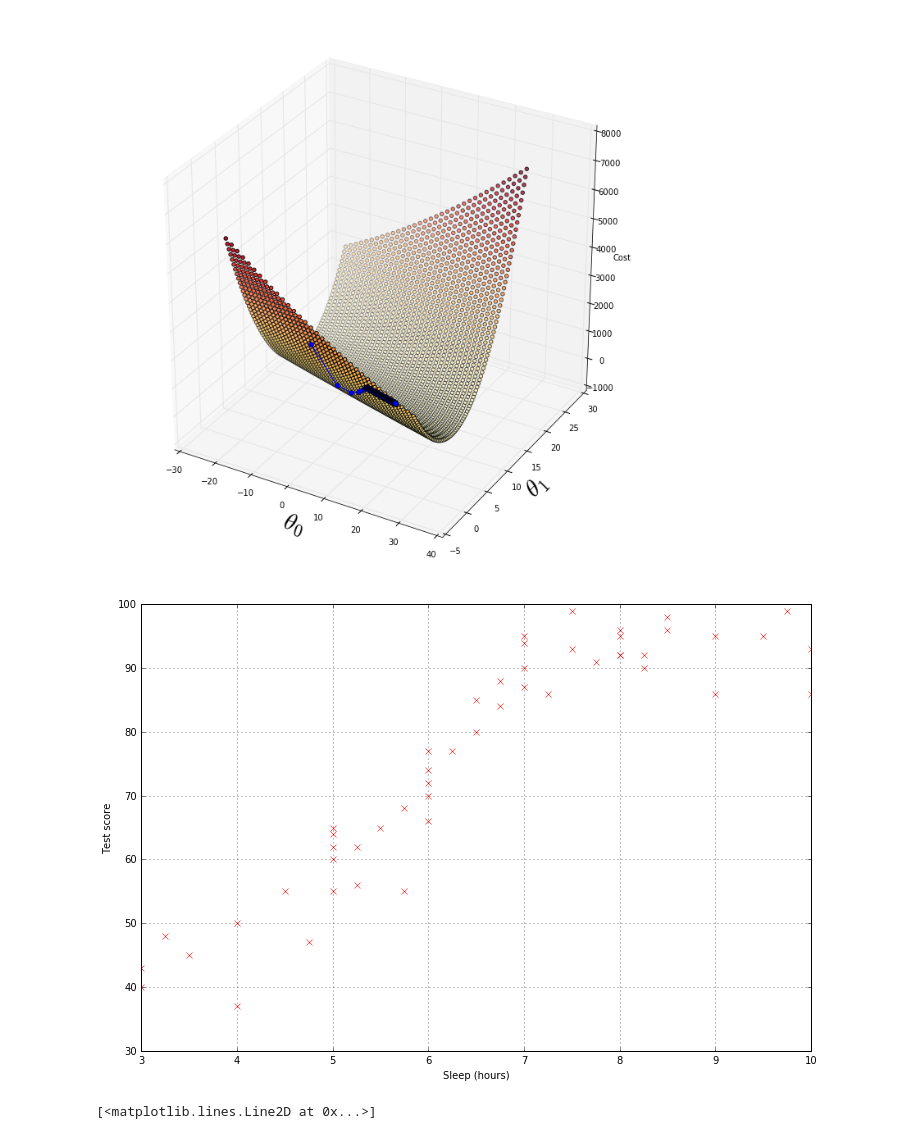
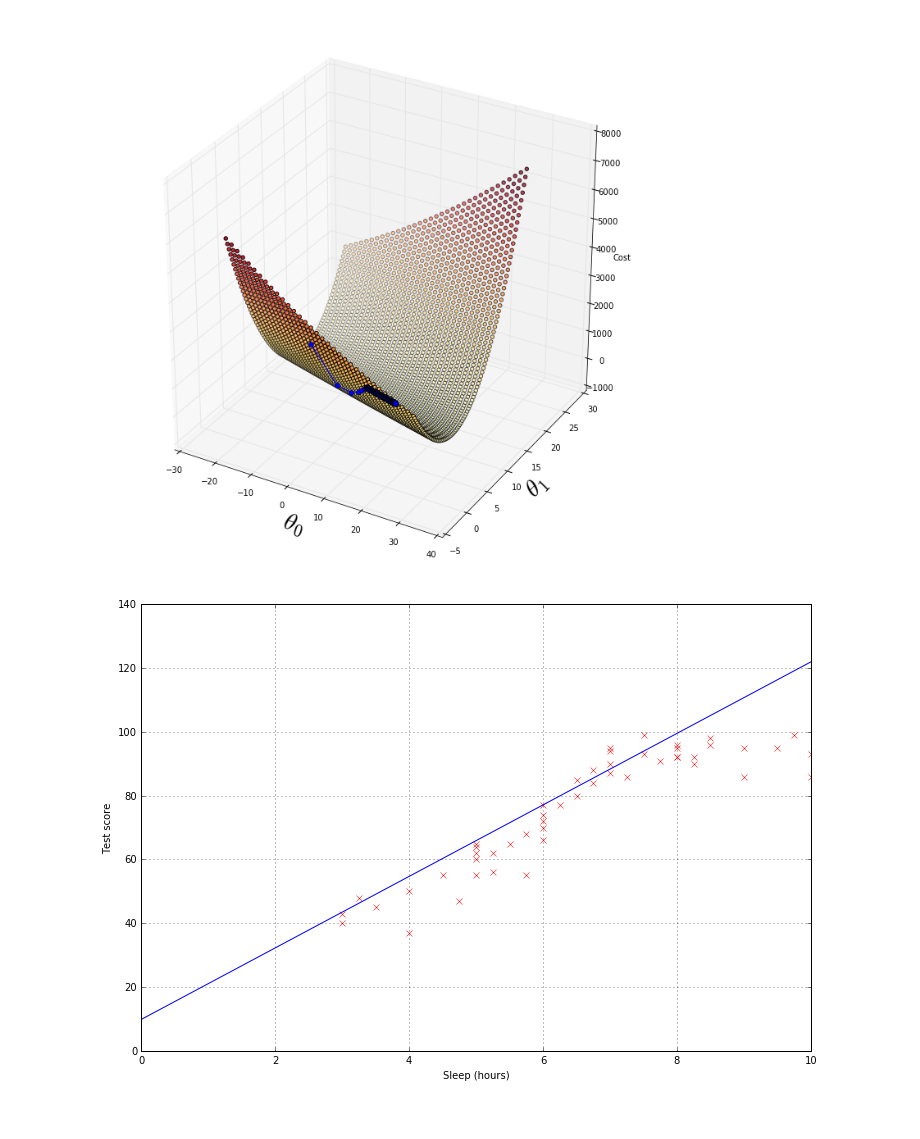
Before and after one commit to lancefisher/ml-intro, a Jupyter notebook: Machine Learning.ipynb, the cells around one changed output. Saved outputs shown, nothing was run; the diff lists cells and outputs as text; code cells hidden in the pictures.

```diff
--- a/Machine Learning.ipynb
+++ b/Machine Learning.ipynb
@@ -200,26 +200,26 @@ plt.show()
 # %%
 data = np.loadtxt('data.csv', delimiter=',')
 x = data[:,0]
 y = data[:,1]
 
 fig = plt.figure(figsize=(12,8))
 
 ax = fig.add_subplot(111)
 ax.plot(x, y, 'x', linewidth=4, color='red')
 ax.set_xlabel('Sleep (hours)')
 ax.set_ylabel('Test score')
 
 ax.grid()
 
-plt.show()
-
 # Now plot our learned line
 x1 = np.linspace(0,10, 10)
 def y_learned(x):
     m = learned_theta[0][0] # theta 0
     b = learned_theta[1][0] # theta 1
     return m * x + b
-ax.plot(x, y_learned(x), color='blue')
+ax.plot(x1, y_learned(x1), color='blue')
+
+
+plt.show()
 # %% [output]
-[figure, old version]
+[figure, new version]
-[<matplotlib.lines.Line2D at 0x...>]
```
